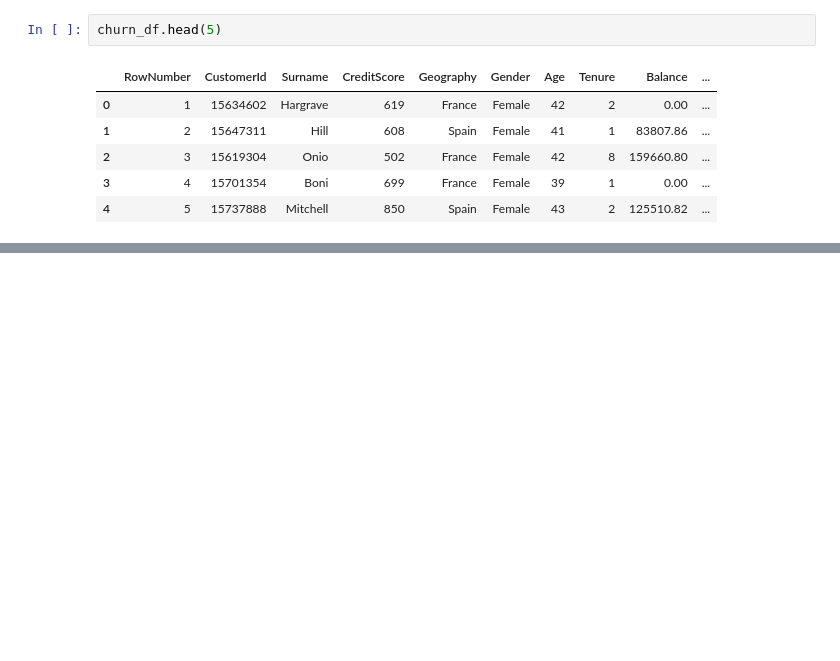
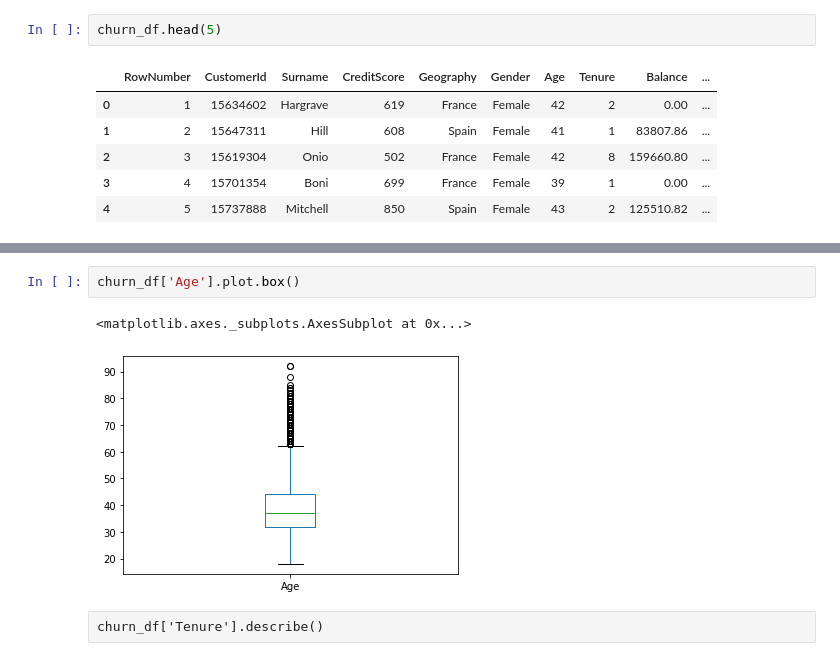
Before and after one commit to omonuj/Python-for-data-science, a Jupyter notebook: Matplotlib-TL.ipynb, the cells around one changed output, grey strips where cells are left out. Drawn from its saved outputs; the diff is of its cells as text; blank space fills up the shorter version.

Commit message:
Finalize Matplotlib (extended) notebook

```diff
--- a/Matplotlib-TL.ipynb
+++ b/Matplotlib-TL.ipynb
@@ -383,0 +396,7 @@ churn_df.head(5)
+# %%
+churn_df['Age'].plot.box()
+# %% [output]
+<matplotlib.axes._subplots.AxesSubplot at 0x...>
+[figure, added]
+# %% [raw]
+churn_df['Tenure'].describe()
```
Also changed, not shown: parts of 1 cell of this notebook.
